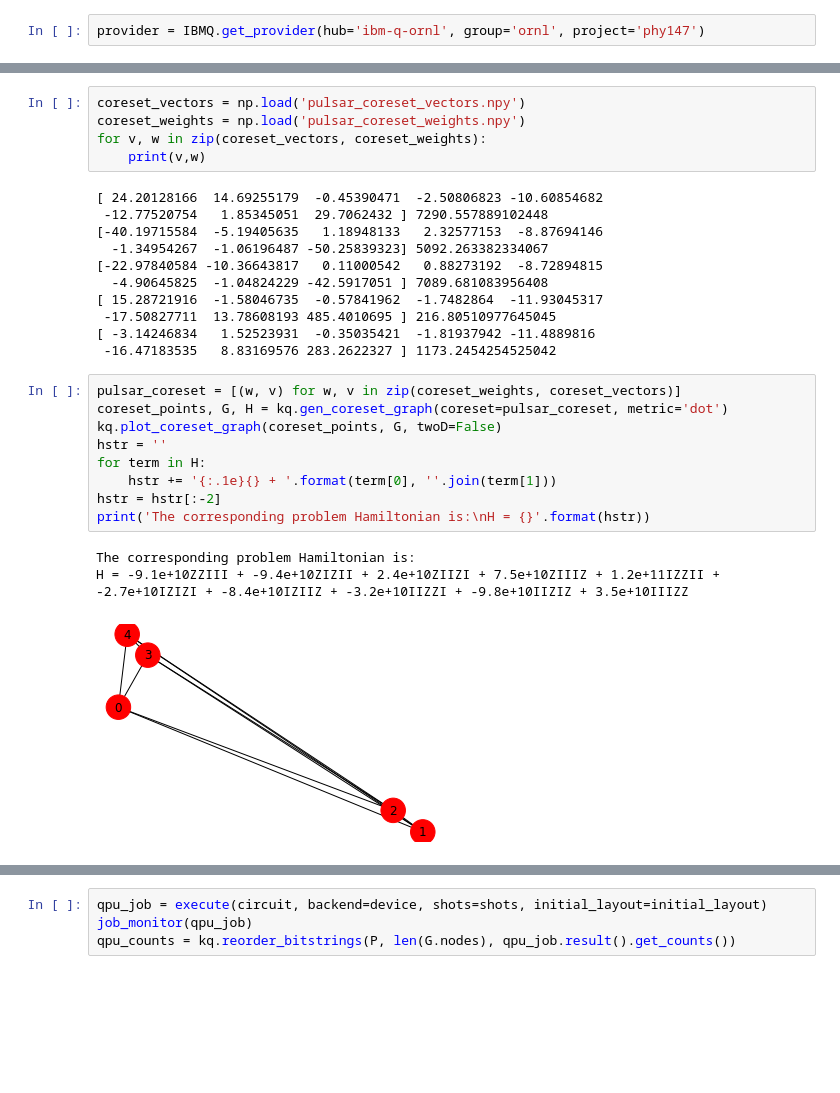
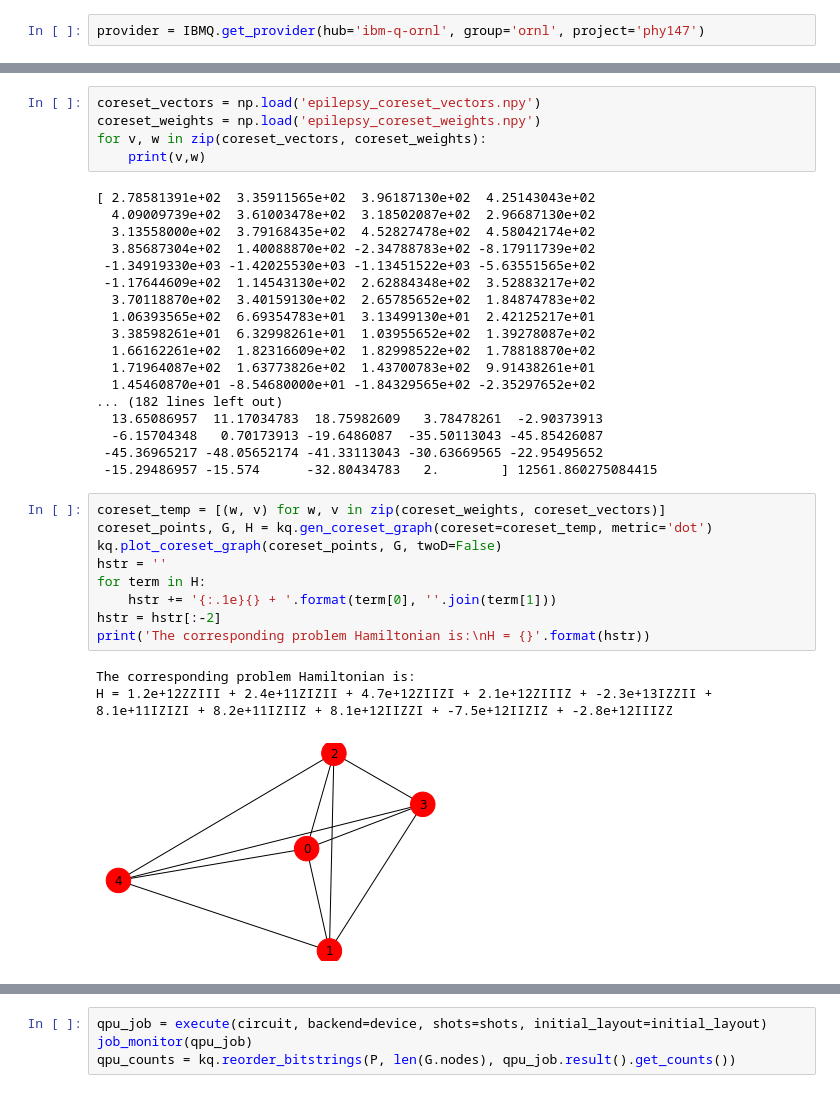
Before and after one commit to teaguetomesh/coresets, a Jupyter notebook: kMeans/test_kmeans_qaoa.ipynb, the cells around one changed output, grey strips where cells are left out. Saved outputs shown, nothing was run; the diff lists cells and outputs as text; blank space fills up the shorter version.

```diff
--- a/kMeans/test_kmeans_qaoa.ipynb
+++ b/kMeans/test_kmeans_qaoa.ipynb
@@ -43,32 +44,39 @@ props = device.properties()
 # %%
-coreset_vectors = np.load('pulsar_coreset_vectors.npy')
-coreset_weights = np.load('pulsar_coreset_weights.npy')
+coreset_vectors = np.load('epilepsy_coreset_vectors.npy')
+coreset_weights = np.load('epilepsy_coreset_weights.npy')
 for v, w in zip(coreset_vectors, coreset_weights):
     print(v,w)
 # %% [output]
-[ 24.20128166  14.69255179  -0.45390471  -2.50806823 -10.60854682
- -12.77520754   1.85345051  29.7062432 ] 7290.557889102448
-[-40.19715584  -5.19405635   1.18948133   2.32577153  -8.87694146
-  -1.34954267  -1.06196487 -50.25839323] 5092.263382334067
-[-22.97840584 -10.36643817   0.11000542   0.88273192  -8.72894815
-  -4.90645825  -1.04824229 -42.5917051 ] 7089.681083956408
-[ 15.28721916  -1.58046735  -0.57841962  -1.7482864  -11.93045317
- -17.50827711  13.78608193 485.4010695 ] 216.80510977645045
-[ -3.14246834   1.52523931  -0.35035421  -1.81937942 -11.4889816
- -16.47183535   8.83169576 283.2622327 ] 1173.2454254525042
+[ 2.78581391e+02  3.35911565e+02  3.96187130e+02  4.25143043e+02
+  4.09009739e+02  3.61003478e+02  3.18502087e+02  2.96687130e+02
+  3.13558000e+02  3.79168435e+02  4.52827478e+02  4.58042174e+02
+  3.85687304e+02  1.40088870e+02 -2.34788783e+02 -8.17911739e+02
+ -1.34919330e+03 -1.42025530e+03 -1.13451522e+03 -5.63551565e+02
+ -1.17644609e+02  1.14543130e+02  2.62884348e+02  3.52883217e+02
+  3.70118870e+02  3.40159130e+02  2.65785652e+02  1.84874783e+02
+  1.06393565e+02  6.69354783e+01  3.13499130e+01  2.42125217e+01
+  3.38598261e+01  6.32998261e+01  1.03955652e+02  1.39278087e+02
+  1.66162261e+02  1.82316609e+02  1.82998522e+02  1.78818870e+02
+  1.71964087e+02  1.63773826e+02  1.43700783e+02  9.91438261e+01
+  1.45460870e+01 -8.54680000e+01 -1.84329565e+02 -2.35297652e+02
+... (182 lines left out)
+  13.65086957  11.17034783  18.75982609   3.78478261  -2.90373913
+  -6.15704348   0.70173913 -19.6486087  -35.50113043 -45.85426087
+ -45.36965217 -48.05652174 -41.33113043 -30.63669565 -22.95495652
+ -15.29486957 -15.574      -32.80434783   2.        ] 12561.860275084415
 # %%
-pulsar_coreset = [(w, v) for w, v in zip(coreset_weights, coreset_vectors)]
-coreset_points, G, H = kq.gen_coreset_graph(coreset=pulsar_coreset, metric='dot')
+coreset_temp = [(w, v) for w, v in zip(coreset_weights, coreset_vectors)]
+coreset_points, G, H = kq.gen_coreset_graph(coreset=coreset_temp, metric='dot')
 kq.plot_coreset_graph(coreset_points, G, twoD=False)
 hstr = ''
 for term in H:
     hstr += '{:.1e}{} + '.format(term[0], ''.join(term[1]))
 hstr = hstr[:-2]
 print('The corresponding problem Hamiltonian is:\nH = {}'.format(hstr))
 # %% [output]
 The corresponding problem Hamiltonian is:
-H = -9.1e+10ZZIII + -9.4e+10ZIZII + 2.4e+10ZIIZI + 7.5e+10ZIIIZ + 1.2e+11IZZII + -2.7e+10IZIZI + -8.4e+10IZIIZ + -3.2e+10IIZZI + -9.8e+10IIZIZ + 3.5e+10IIIZZ
+H = 1.2e+12ZZIII + 2.4e+11ZIZII + 4.7e+12ZIIZI + 2.1e+12ZIIIZ + -2.3e+13IZZII + 8.1e+11IZIZI + 8.2e+11IZIIZ + 8.1e+12IIZZI + -7.5e+12IIZIZ + -2.8e+12IIIZZ
-[figure, old version]
+[figure, new version]
 # %%
 num_params = 2
 init_params = None
```
Also changed, not shown: parts of 16 cells of this notebook, 1 other file.
